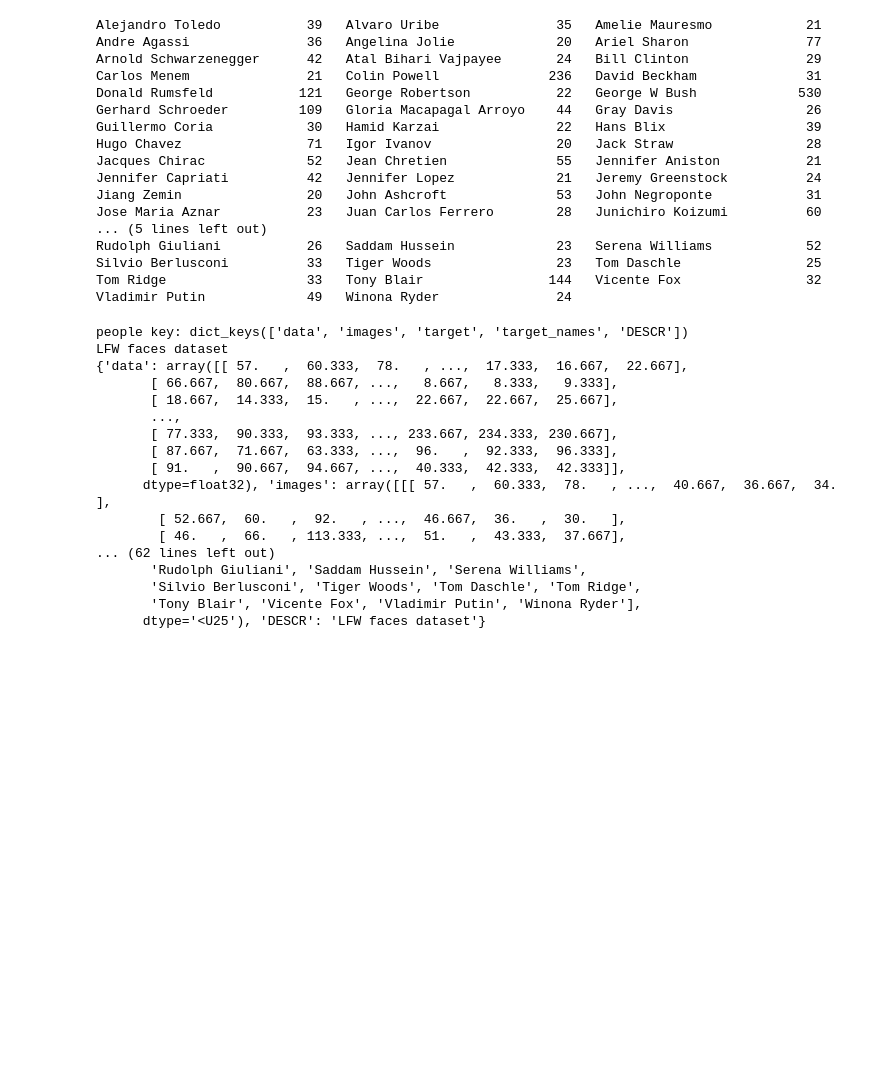
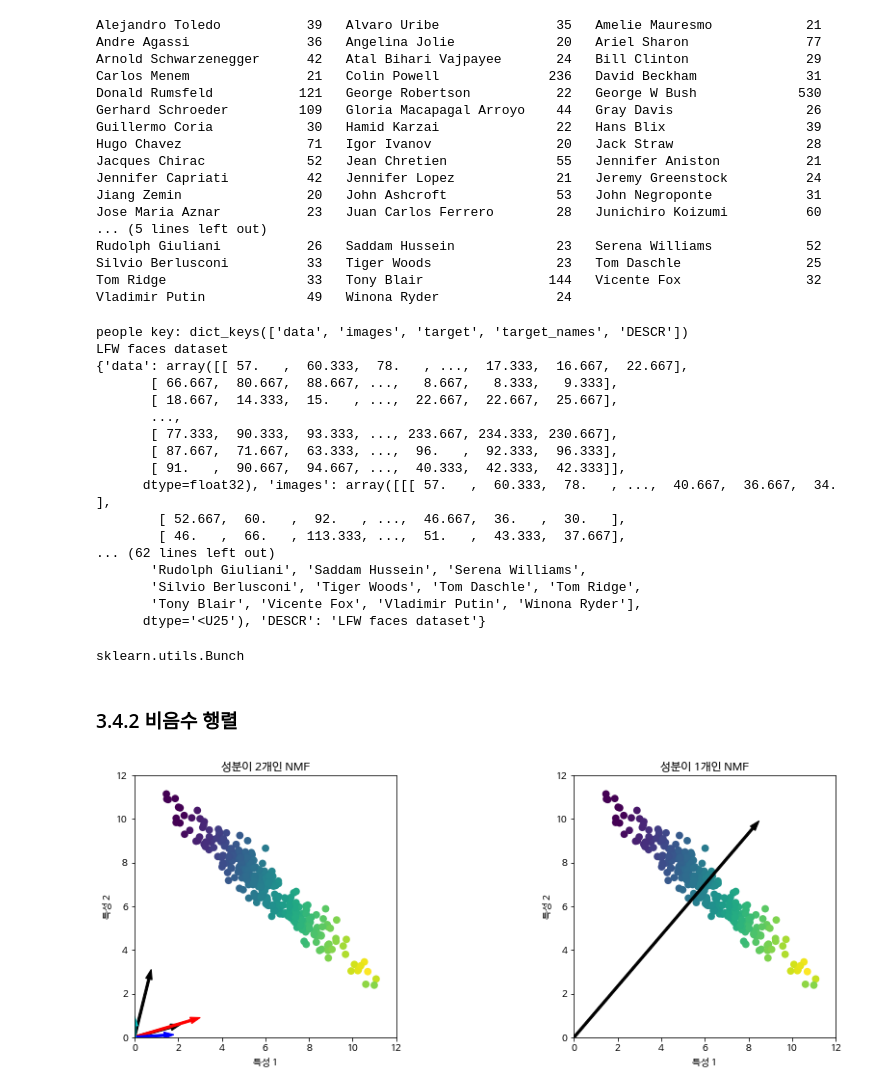
Before and after one commit to DannyKang/introduction_to_ml_with_python, a Jupyter notebook: 03-test.ipynb, the cells around one changed output. Saved outputs shown, nothing was run; the diff lists cells and outputs as text; code cells hidden in the pictures; blank space fills up the shorter version.

```diff
--- a/03-test.ipynb
+++ b/03-test.ipynb
@@ -553,6 +537,7 @@ Vladimir Putin             49   Winona Ryder               24
 print("people key: {}".format(people.keys()))
 print(people['DESCR'])
 print(people)
+type(people)
 # %% [output]
 people key: dict_keys(['data', 'images', 'target', 'target_names', 'DESCR'])
 LFW faces dataset
@@ -571,3 +556,6 @@ LFW faces dataset
        'Silvio Berlusconi', 'Tiger Woods', 'Tom Daschle', 'Tom Ridge',
        'Tony Blair', 'Vicente Fox', 'Vladimir Putin', 'Winona Ryder'],
       dtype='<U25'), 'DESCR': 'LFW faces dataset'}
+sklearn.utils.Bunch
+# %% [markdown]
+### 3.4.2 비음수 행렬
@@ -573,0 +655,4 @@ LFW faces dataset
+# %%
+plot_nmf_illustration()
+# %% [output]
+[figure, added]
```
Also changed, not shown: parts of 11 cells of this notebook, 1 other file.
